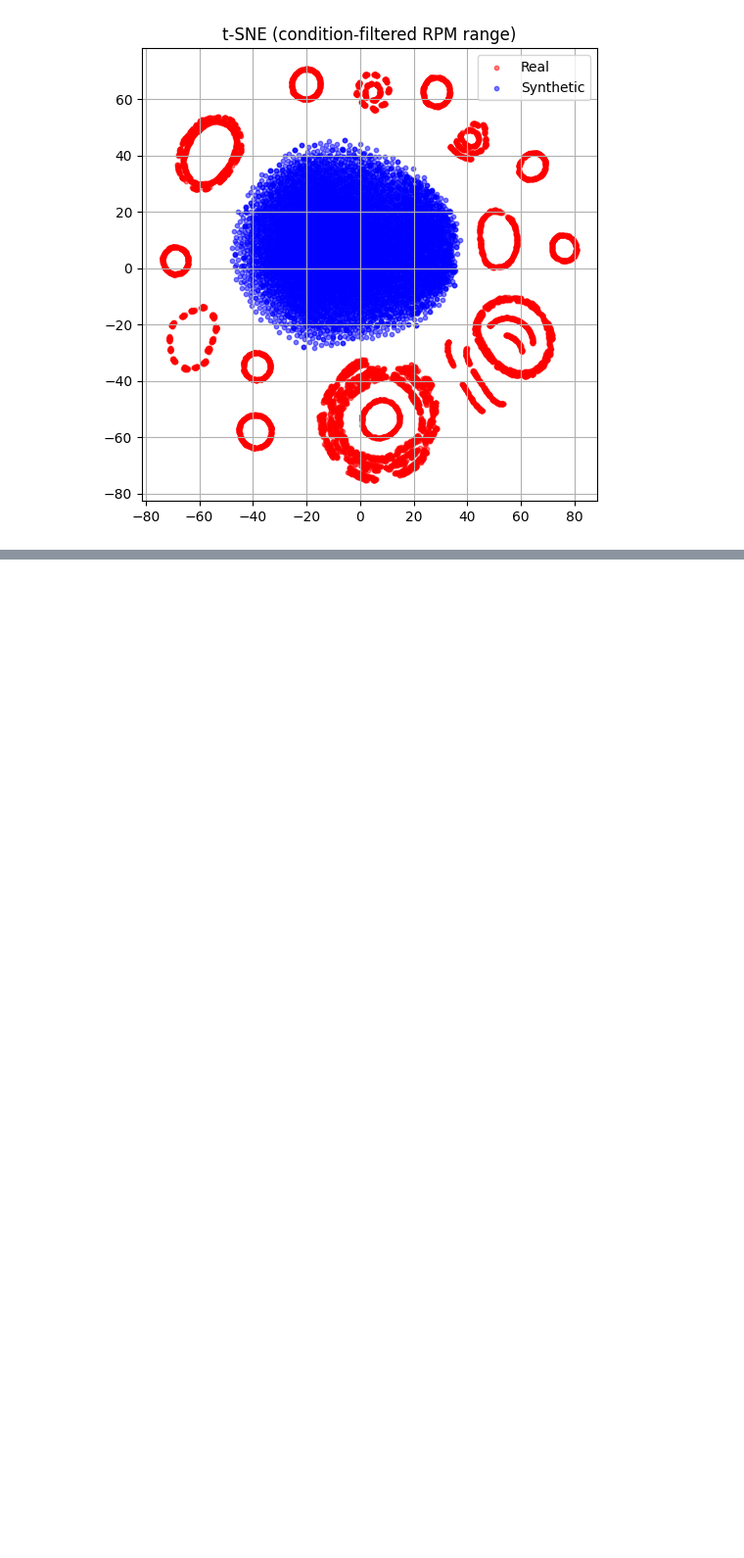
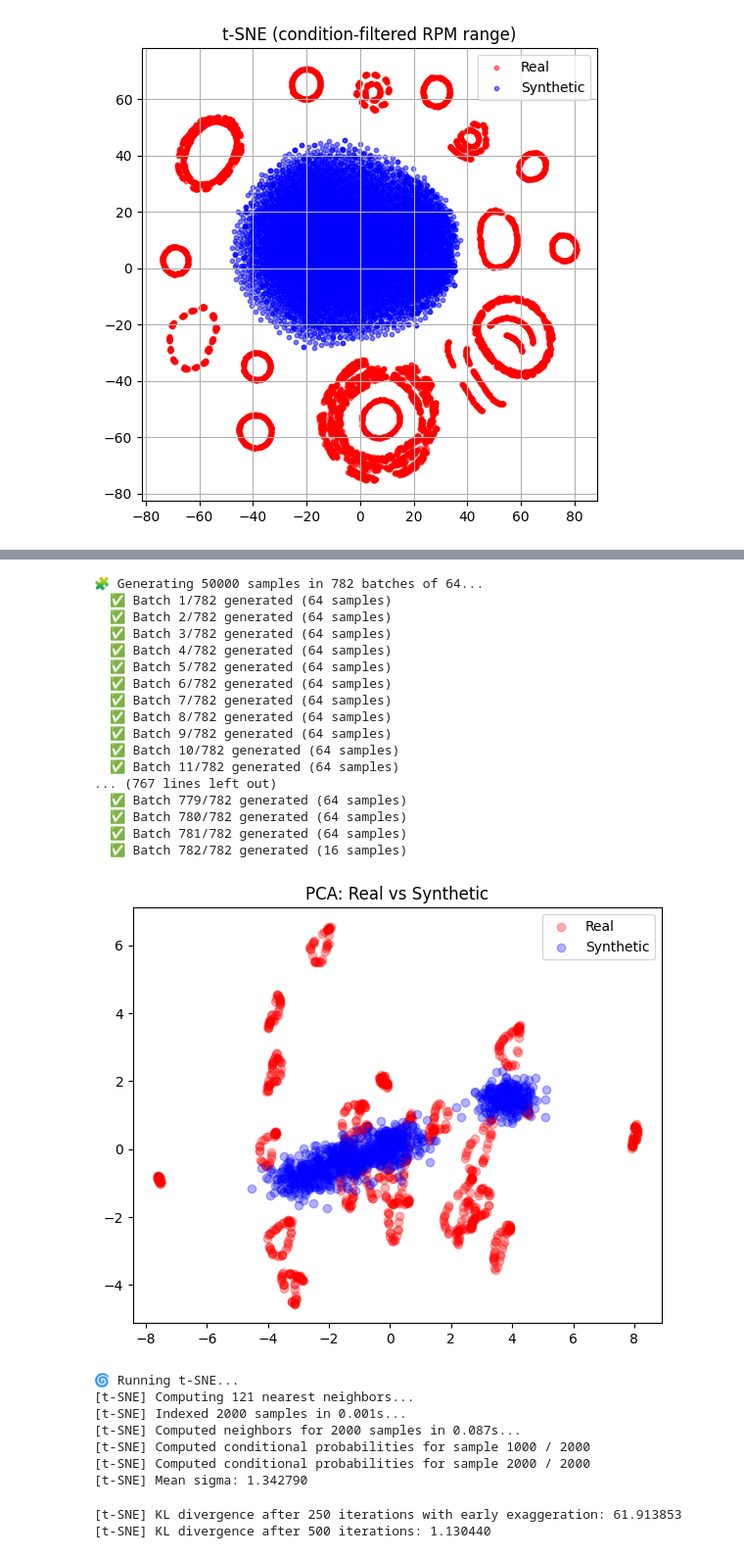
Before and after one commit to JBP1951/Thesis-TIMEGAN, a Jupyter notebook: Thesis copy 2/train_all_signals.ipynb, the cells around one changed output, grey strips where cells are left out. Shown at 98% size. Cells and saved outputs as stored; diff of their text form; code cells hidden in the pictures; blank space fills up the shorter version.

```diff
--- a/Thesis copy 2/train_all_signals.ipynb
+++ b/Thesis copy 2/train_all_signals.ipynb
@@ -2547,0 +2581,56 @@ model.train()
+# %%
+from generation_TGAN import safe_generation
+import numpy as np
+
+# Generate synthetic sequences
+generated_data = safe_generation(
+    model,
+    num_samples=len(X_list),
+    batch_size=64
+)
+
+# How many to visualize
+n_vis = 50000
+n_real = min(n_vis, len(X_list))
+n_fake = min(n_vis, len(generated_data))
+
+# Random indices
+idx_real = np.random.choice(len(X_list), n_real, replace=False)
+idx_fake = np.random.choice(len(generated_data), n_fake, replace=False)
+
+# Lists for visualization
+ori_vis = [X_list[i] for i in idx_real]           # ← FIXED for conditional
+gen_vis = [generated_data[i] for i in idx_fake]   # synthetic
+
+# Visualizations
+from visualization_TGAN import visualization
+visualization(ori_vis, gen_vis, 'pca')
+visualization(ori_vis, gen_vis, 'tsne')
+# %% [output]
+🧩 Generating 50000 samples in 782 batches of 64...
+  ✅ Batch 1/782 generated (64 samples)
+  ✅ Batch 2/782 generated (64 samples)
+  ✅ Batch 3/782 generated (64 samples)
+  ✅ Batch 4/782 generated (64 samples)
+  ✅ Batch 5/782 generated (64 samples)
+  ✅ Batch 6/782 generated (64 samples)
+  ✅ Batch 7/782 generated (64 samples)
+  ✅ Batch 8/782 generated (64 samples)
+  ✅ Batch 9/782 generated (64 samples)
+  ✅ Batch 10/782 generated (64 samples)
+  ✅ Batch 11/782 generated (64 samples)
+... (767 lines left out)
+  ✅ Batch 779/782 generated (64 samples)
+  ✅ Batch 780/782 generated (64 samples)
+  ✅ Batch 781/782 generated (64 samples)
+  ✅ Batch 782/782 generated (16 samples)
+[figure, added]
+🌀 Running t-SNE...
+[t-SNE] Computing 121 nearest neighbors...
+[t-SNE] Indexed 2000 samples in 0.001s...
+[t-SNE] Computed neighbors for 2000 samples in 0.087s...
+[t-SNE] Computed conditional probabilities for sample 1000 / 2000
+[t-SNE] Computed conditional probabilities for sample 2000 / 2000
+[t-SNE] Mean sigma: 1.342790
+[t-SNE] KL divergence after 250 iterations with early exaggeration: 61.913853
+[t-SNE] KL divergence after 500 iterations: 1.130440
```
Also changed, not shown: parts of 6 cells of this notebook, 2 other files.
